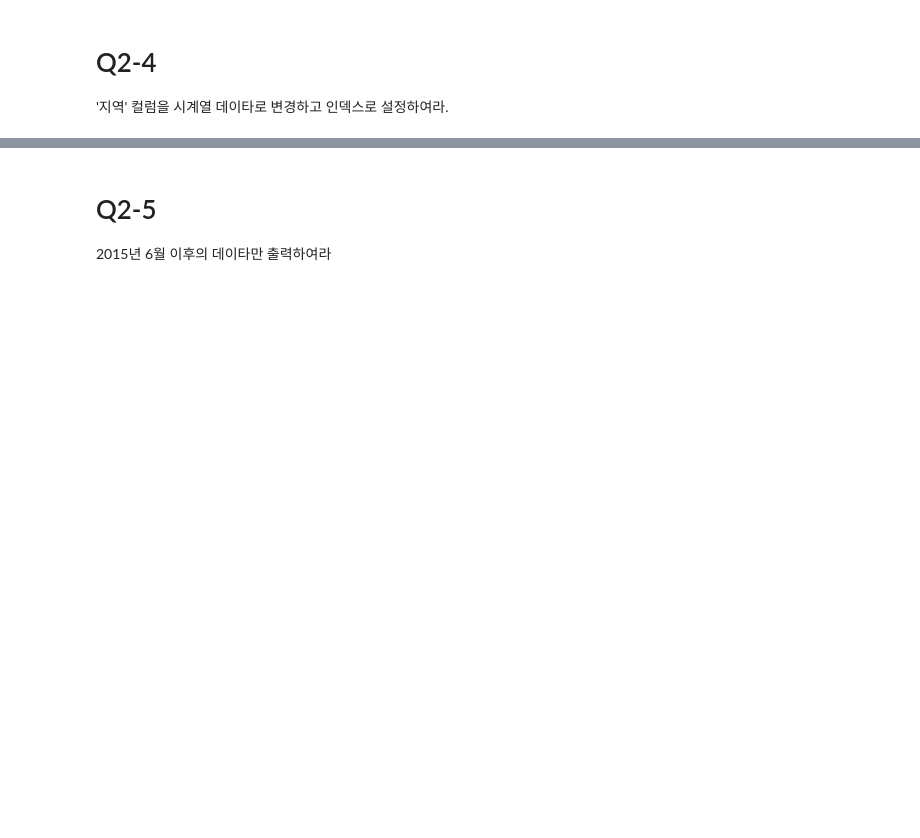
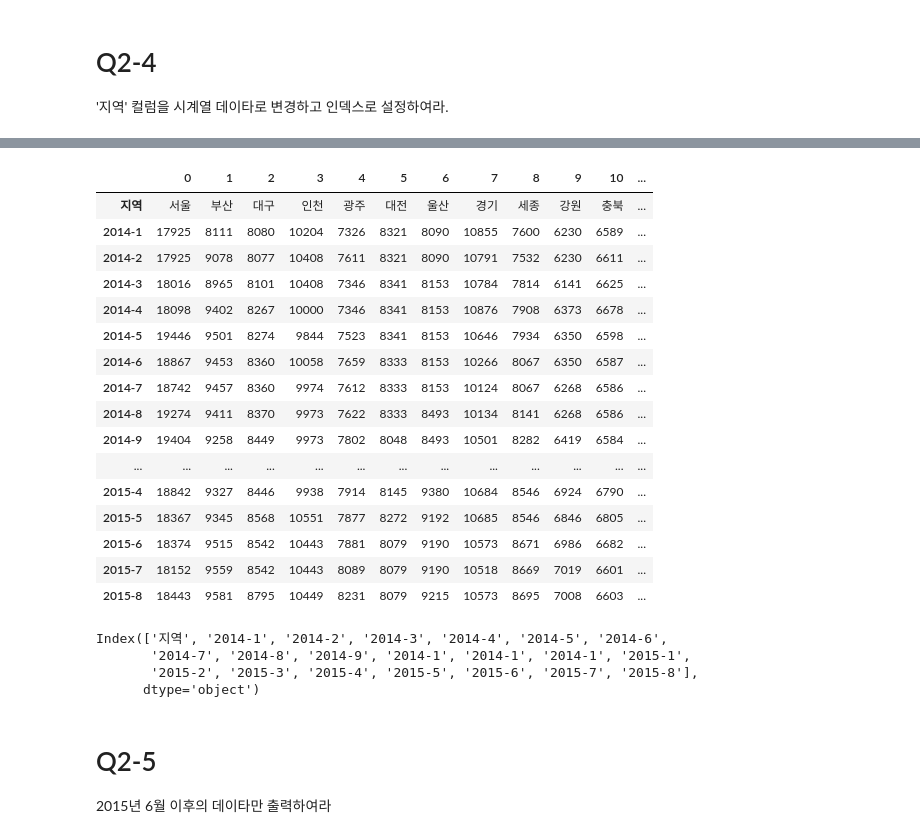
Before and after one commit to mooooooooooooooooooooooon/wassup, a Jupyter notebook: 과제 및 실습/03_Pandas_연습문제2_실습용.ipynb, the cells around one changed output, grey strips where cells are left out. Cells and saved outputs as stored; diff of their text form; code cells hidden in the pictures; blank space fills up the shorter version.

```diff
--- a/과제 및 실습/03_Pandas_연습문제2_실습용.ipynb
+++ b/과제 및 실습/03_Pandas_연습문제2_실습용.ipynb
@@ -387,3 +356,31 @@ Name: 지역, dtype: object
+# %%
+df3 = df3.T
+df3
+# %% [output]
+|  | 0 | 1 | 2 | 3 | 4 | 5 | 6 | 7 | 8 | 9 | 10 | ... |
+| 지역 | 서울 | 부산 | 대구 | 인천 | 광주 | 대전 | 울산 | 경기 | 세종 | 강원 | 충북 | ... |
+| 2014-1 | 17925 | 8111 | 8080 | 10204 | 7326 | 8321 | 8090 | 10855 | 7600 | 6230 | 6589 | ... |
+| 2014-2 | 17925 | 9078 | 8077 | 10408 | 7611 | 8321 | 8090 | 10791 | 7532 | 6230 | 6611 | ... |
+| 2014-3 | 18016 | 8965 | 8101 | 10408 | 7346 | 8341 | 8153 | 10784 | 7814 | 6141 | 6625 | ... |
+| 2014-4 | 18098 | 9402 | 8267 | 10000 | 7346 | 8341 | 8153 | 10876 | 7908 | 6373 | 6678 | ... |
+| 2014-5 | 19446 | 9501 | 8274 | 9844 | 7523 | 8341 | 8153 | 10646 | 7934 | 6350 | 6598 | ... |
+| 2014-6 | 18867 | 9453 | 8360 | 10058 | 7659 | 8333 | 8153 | 10266 | 8067 | 6350 | 6587 | ... |
+| 2014-7 | 18742 | 9457 | 8360 | 9974 | 7612 | 8333 | 8153 | 10124 | 8067 | 6268 | 6586 | ... |
+| 2014-8 | 19274 | 9411 | 8370 | 9973 | 7622 | 8333 | 8493 | 10134 | 8141 | 6268 | 6586 | ... |
+| 2014-9 | 19404 | 9258 | 8449 | 9973 | 7802 | 8048 | 8493 | 10501 | 8282 | 6419 | 6584 | ... |
+| ... | ... | ... | ... | ... | ... | ... | ... | ... | ... | ... | ... | ... |
+| 2015-4 | 18842 | 9327 | 8446 | 9938 | 7914 | 8145 | 9380 | 10684 | 8546 | 6924 | 6790 | ... |
+| 2015-5 | 18367 | 9345 | 8568 | 10551 | 7877 | 8272 | 9192 | 10685 | 8546 | 6846 | 6805 | ... |
+| 2015-6 | 18374 | 9515 | 8542 | 10443 | 7881 | 8079 | 9190 | 10573 | 8671 | 6986 | 6682 | ... |
+| 2015-7 | 18152 | 9559 | 8542 | 10443 | 8089 | 8079 | 9190 | 10518 | 8669 | 7019 | 6601 | ... |
+| 2015-8 | 18443 | 9581 | 8795 | 10449 | 8231 | 8079 | 9215 | 10573 | 8695 | 7008 | 6603 | ... |
+# %%
+df3.index
+# %% [output]
+Index(['지역', '2014-1', '2014-2', '2014-3', '2014-4', '2014-5', '2014-6',
+       '2014-7', '2014-8', '2014-9', '2014-1', '2014-1', '2014-1', '2015-1',
+       '2015-2', '2015-3', '2015-4', '2015-5', '2015-6', '2015-7', '2015-8'],
+      dtype='object')
 # %% [markdown]
 # Q2-5
 
```
Also changed, not shown: parts of 15 cells of this notebook, 3 other files.
